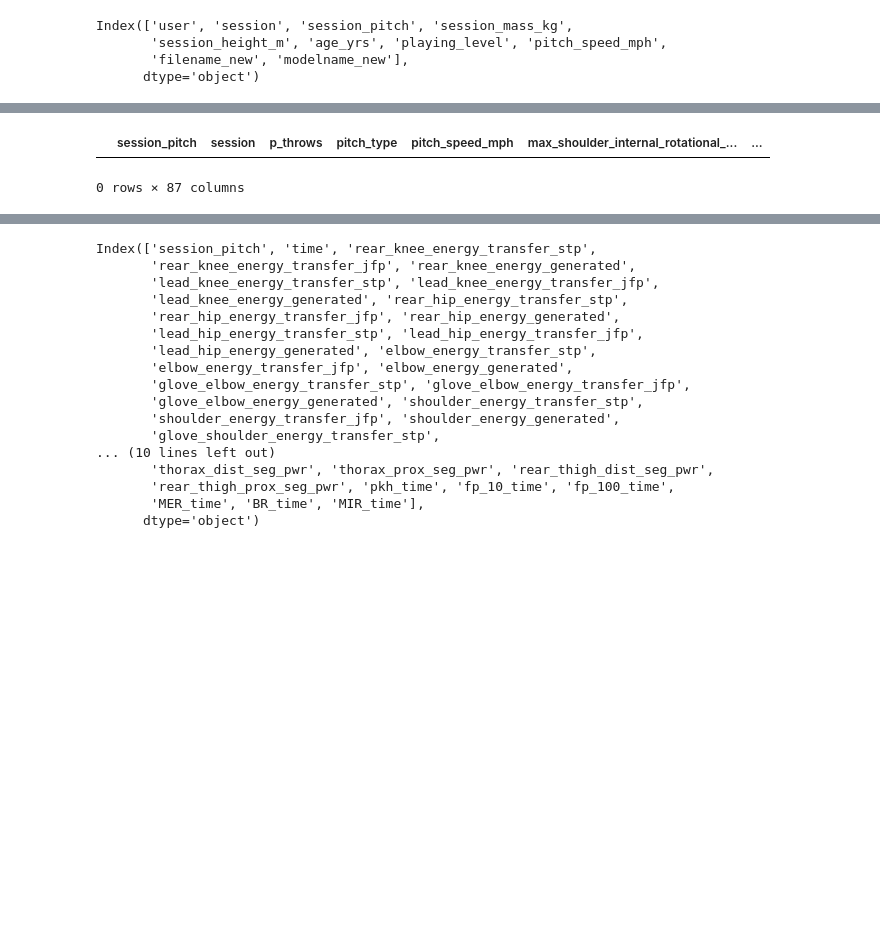
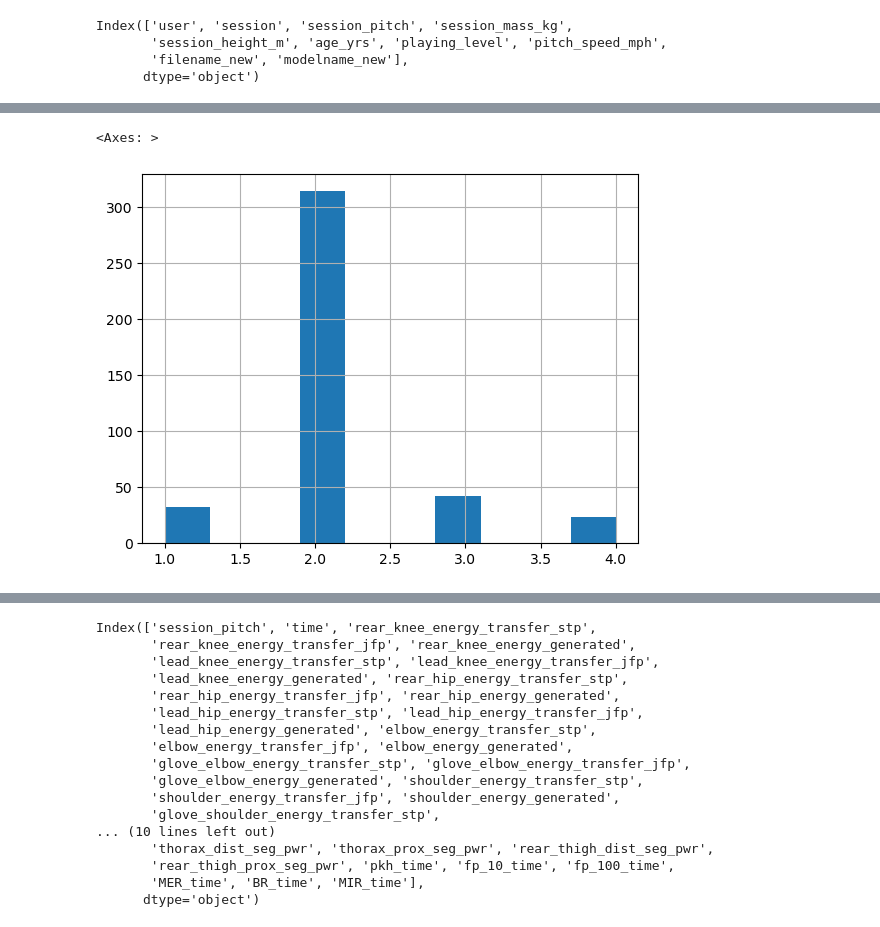
Before and after one commit to gabriel31levy34/OpenBiomechanics, a Jupyter notebook: EDA.ipynb, the cells around one changed output, grey strips where cells are left out. Saved outputs shown, nothing was run; the diff lists cells and outputs as text; code cells hidden in the pictures; blank space fills up the shorter version.

```diff
--- a/EDA.ipynb
+++ b/EDA.ipynb
@@ -88,5 +62,19 @@ pro.pitch_speed_mph.hist(density=True)
-# %%
-poi_metadata[poi_metadata.pitch_type != 'FF']
-# %% [output]
-|  | session_pitch | session | p_throws | pitch_type | pitch_speed_mph | max_shoulder_internal_rotational_... | ... |
-0 rows × 87 columns
+# %%
+poi_metadata.p_throws = np.where(poi_metadata.p_throws == 'R', 1, 0)
+# %%
+level_encoding = {
+    'high_school': 1,
+    'college': 2,
+    'independent': 3,
+    'milb': 4
+}
+poi_metadata['playing_level'] = poi_metadata['playing_level'].replace(level_encoding)
+# %%
+poi_metadata.drop('pitch_type', axis=1, inplace=True)
+# %%
+poi_metadata.drop('session', axis=1, inplace=True)
+# %%
+poi_metadata.playing_level.hist()
+# %% [output]
+<Axes: >
+[figure, added]
```
Also changed, not shown: parts of 61 cells of this notebook.
